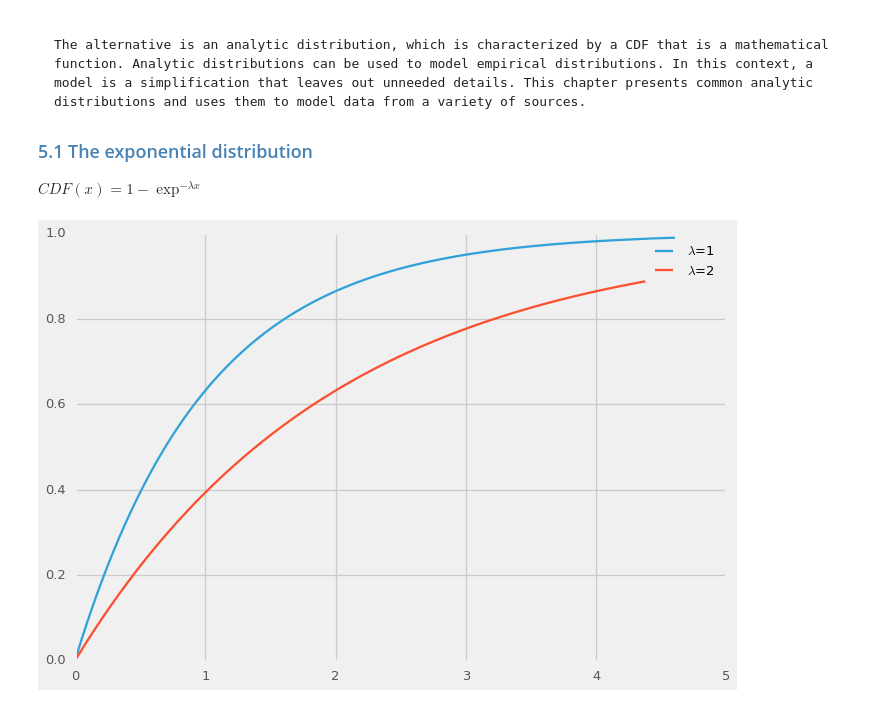
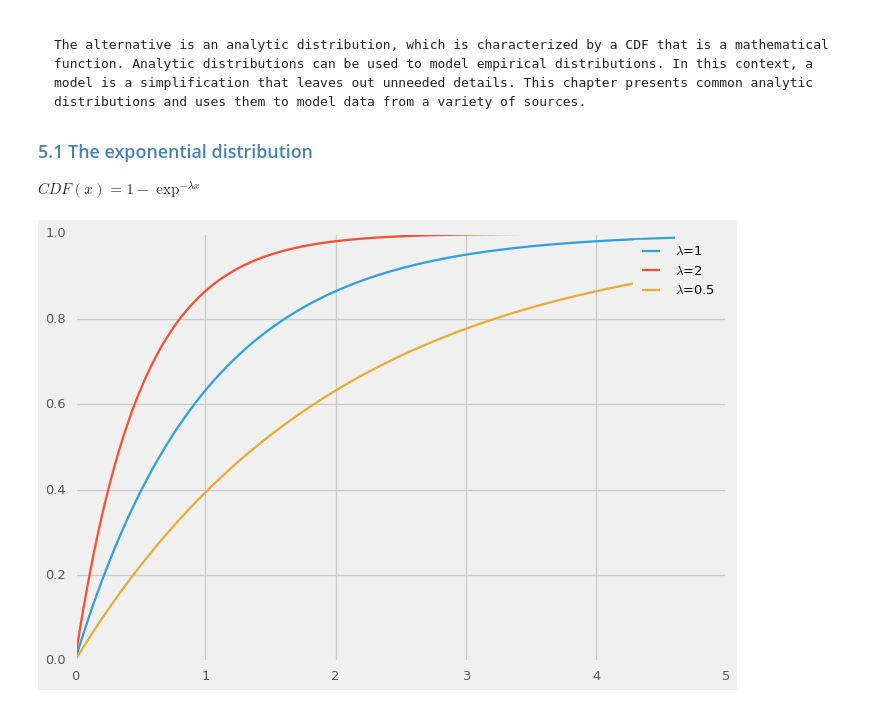
Before and after one commit to doolingdavid/ThinkStats2, a Jupyter notebook: code/thoroughnotes.ipynb, the cells around one changed output. Saved outputs shown, nothing was run; the diff lists cells and outputs as text; code cells hidden in the pictures.

```diff
--- a/code/thoroughnotes.ipynb
+++ b/code/thoroughnotes.ipynb
@@ -2295,10 +2295,12 @@ $
 from scipy.stats import expon
 x = np.linspace(expon.ppf(0.01),expon.ppf(0.99),1000)
 # %%
-rv1= expon(scale=1)
-rv2 = expon(scale=2)
+rv1= expon(scale=1./1)
+rv2 = expon(scale=1./2)
+rvpoint5 = expon(scale=2.)
 plt.plot(x, rv.cdf(x),label="$\lambda$=1")
 plt.plot(x, rv2.cdf(x),label="$\lambda$=2")
+plt.plot(x, rvpoint5.cdf(x), label="$\lambda$=0.5")
 plt.legend();
 # %% [output]
-[figure, old version]
+[figure, new version]
```
